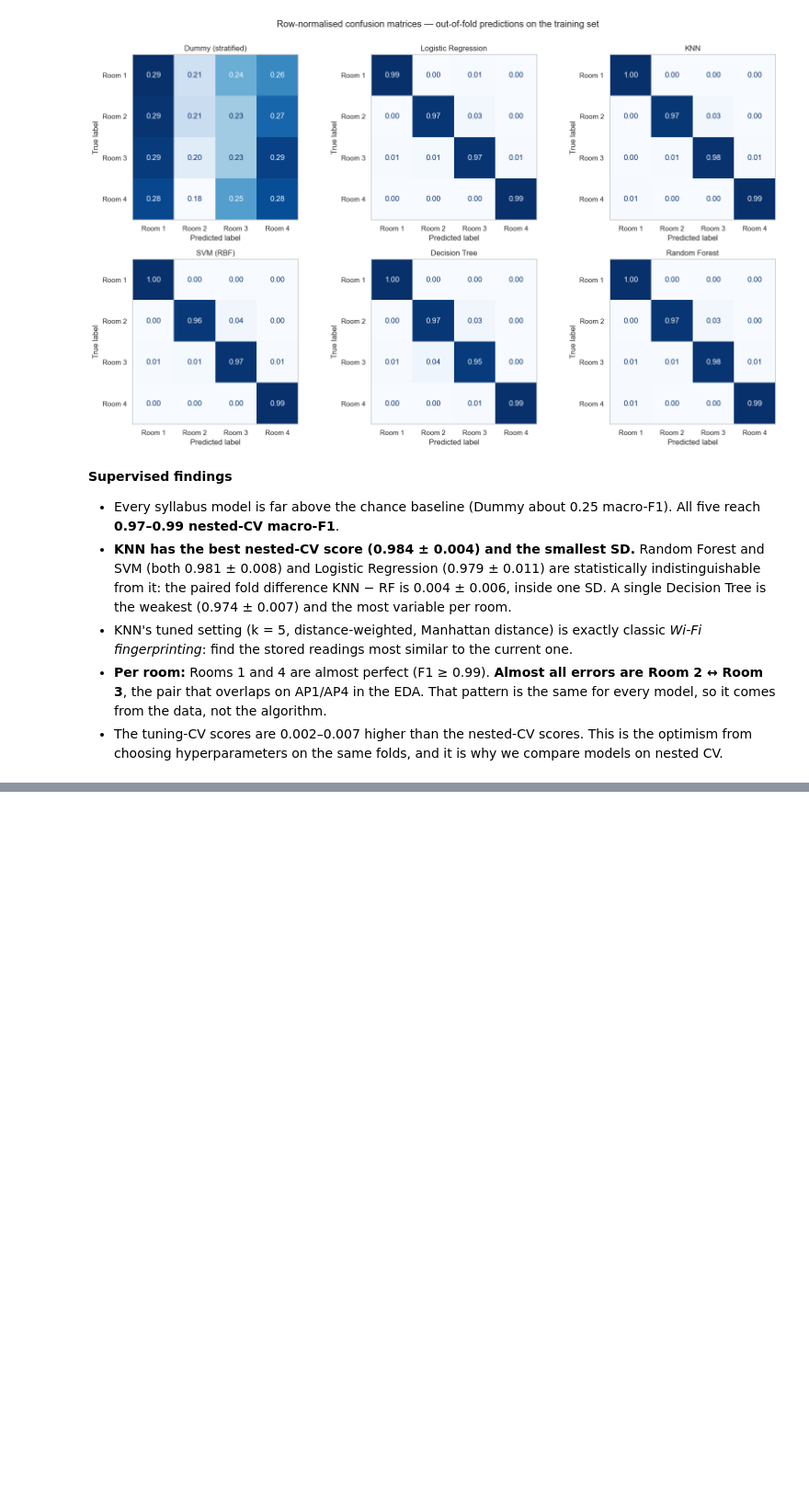
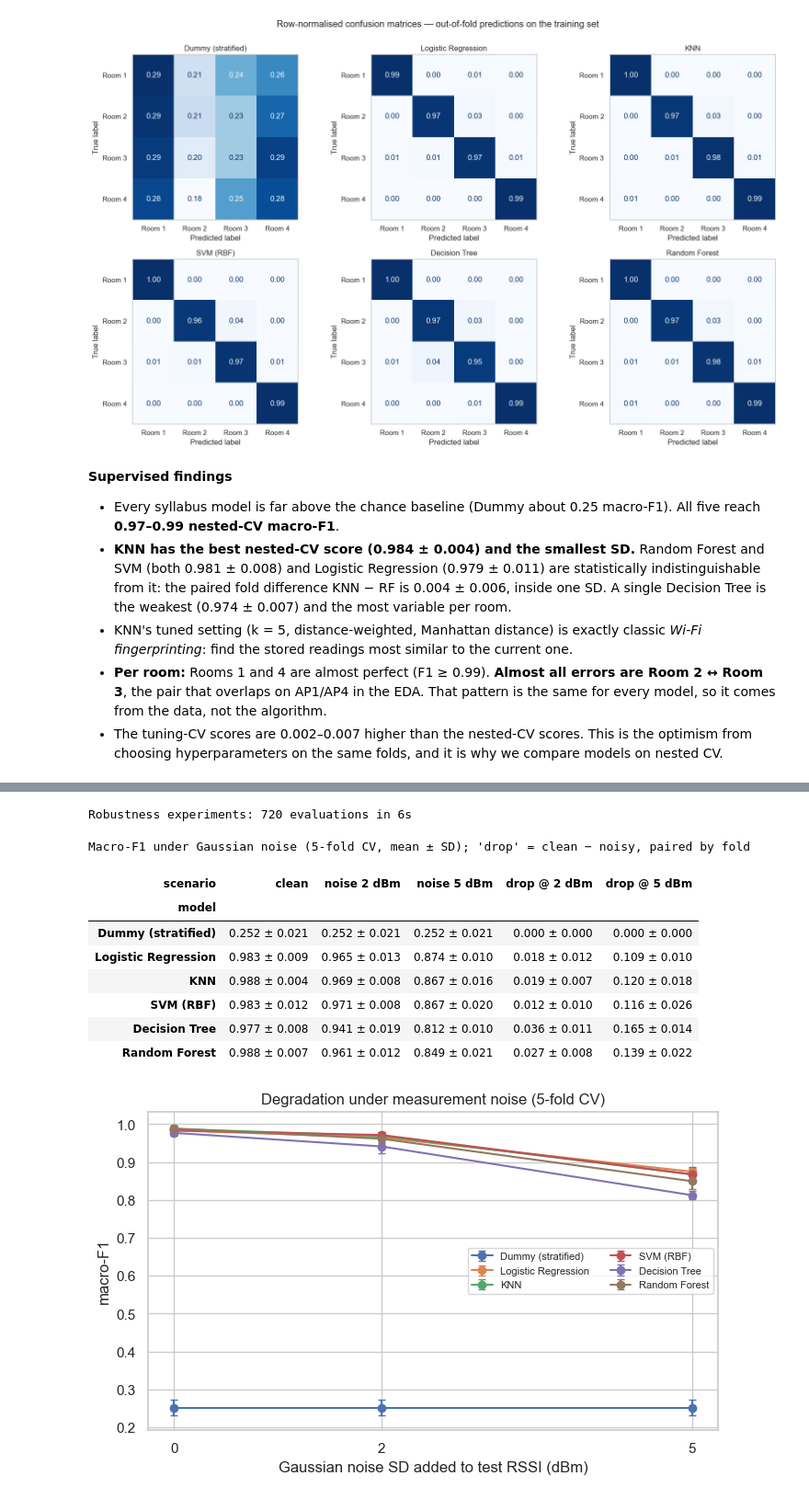
Before and after one commit to techshowdown123-creator/wifi-indoor-localisation, a Jupyter notebook: P6_WiFi_Localisation.ipynb, the cells around one changed output, grey strips where cells are left out. Shown at 92% size. Saved outputs shown, nothing was run; the diff lists cells and outputs as text; code cells hidden in the pictures; blank space fills up the shorter version.

Commit message:
Robustness: Gaussian noise 2/5 dBm and single access-point failure (CV)

```diff
--- a/P6_WiFi_Localisation.ipynb
+++ b/P6_WiFi_Localisation.ipynb
@@ -530,0 +542,64 @@ plt.tight_layout(); savefig("cv_confusion_matrices"); plt.show()
+# %%
+NOISE_SD  = [2, 5]
+FLOOR_DBM = -100.0
+
+def f1m(est, Xe, ye):
+    return f1_score(ye, est.predict(Xe), average="macro")
+
+rob = []
+t0 = time.time()
+for name, gs in tuned.items():
+    for fold, (tr, va) in enumerate(CV.split(X_train, y_train)):
+        Xtr, ytr = X_train.iloc[tr], y_train.iloc[tr]
+        Xva, yva = X_train.iloc[va].astype(float), y_train.iloc[va]
+        est = clone(gs.best_estimator_).fit(Xtr, ytr)
+        rng = np.random.default_rng(RANDOM_STATE + fold)
+        rob.append(dict(model=name, fold=fold, scenario="clean", ap=None, f1=f1m(est, Xva, yva)))
+        for sd in NOISE_SD:
+            rob.append(dict(model=name, fold=fold, scenario=f"noise {sd} dBm", ap=None,
+                            f1=f1m(est, Xva + rng.normal(0, sd, Xva.shape), yva)))
+        for ap in AP_COLS:
+            rob.append(dict(model=name, fold=fold, scenario="missing (imputed)", ap=ap,
+                            f1=f1m(est, Xva.assign(**{ap: np.nan}), yva)))
+            rob.append(dict(model=name, fold=fold, scenario="-100 dBm", ap=ap,
+                            f1=f1m(est, Xva.assign(**{ap: FLOOR_DBM}), yva)))
+            keep = [c for c in AP_COLS if c != ap]
+            est_wo = clone(gs.best_estimator_).fit(Xtr[keep], ytr)
+            rob.append(dict(model=name, fold=fold, scenario="retrained without", ap=ap, f1=f1m(est_wo, Xva[keep], yva)))
+rob = pd.DataFrame(rob)
+rob.to_csv(RES_DIR / "robustness_cv_raw.csv", index=False)
+print(f"Robustness experiments: {len(rob)} evaluations in {time.time() - t0:.0f}s")
+# %% [output]
+Robustness experiments: 720 evaluations in 6s
+# %%
+model_order = list(tuned)
+# --- (a) Gaussian noise ---------------------------------------------------------
+noise = rob[rob.scenario.isin(["clean", "noise 2 dBm", "noise 5 dBm"])]
+noise_tab = noise.pivot_table(index="model", columns="scenario", values="f1", aggfunc=pm).loc[model_order,
+                              ["clean", "noise 2 dBm", "noise 5 dBm"]]
+clean_by_fold = rob[rob.scenario == "clean"].set_index(["model", "fold"])["f1"]
+for sc in ["noise 2 dBm", "noise 5 dBm"]:
+    d = clean_by_fold - rob[rob.scenario == sc].set_index(["model", "fold"])["f1"]
+    noise_tab[f"drop @ {sc.split()[1]} dBm"] = d.groupby("model").agg(pm).loc[model_order]
+print("Macro-F1 under Gaussian noise (5-fold CV, mean ± SD); 'drop' = clean − noisy, paired by fold")
+display(noise_tab)
+
+lvl = noise.assign(sigma=noise.scenario.map({"clean": 0, "noise 2 dBm": 2, "noise 5 dBm": 5}))
+plt.figure(figsize=(8, 4.5))
+for m in model_order:
+    s = lvl[lvl.model == m].groupby("sigma")["f1"]
+    plt.errorbar(s.mean().index, s.mean(), yerr=s.std(), marker="o", capsize=3, label=m)
+plt.xticks([0, 2, 5]); plt.xlabel("Gaussian noise SD added to test RSSI (dBm)"); plt.ylabel("macro-F1")
+plt.title("Degradation under measurement noise (5-fold CV)"); plt.legend(fontsize=8, ncol=2)
+savefig("robust_noise"); plt.show()
+# %% [output]
+Macro-F1 under Gaussian noise (5-fold CV, mean ± SD); 'drop' = clean − noisy, paired by fold
+| scenario | clean | noise 2 dBm | noise 5 dBm | drop @ 2 dBm | drop @ 5 dBm |
+| model |  |  |  |  |  |
+| Dummy (stratified) | 0.252 ± 0.021 | 0.252 ± 0.021 | 0.252 ± 0.021 | 0.000 ± 0.000 | 0.000 ± 0.000 |
+| Logistic Regression | 0.983 ± 0.009 | 0.965 ± 0.013 | 0.874 ± 0.010 | 0.018 ± 0.012 | 0.109 ± 0.010 |
+| KNN | 0.988 ± 0.004 | 0.969 ± 0.008 | 0.867 ± 0.016 | 0.019 ± 0.007 | 0.120 ± 0.018 |
+| SVM (RBF) | 0.983 ± 0.012 | 0.971 ± 0.008 | 0.867 ± 0.020 | 0.012 ± 0.010 | 0.116 ± 0.026 |
+| Decision Tree | 0.977 ± 0.008 | 0.941 ± 0.019 | 0.812 ± 0.010 | 0.036 ± 0.011 | 0.165 ± 0.014 |
+| Random Forest | 0.988 ± 0.007 | 0.961 ± 0.012 | 0.849 ± 0.021 | 0.027 ± 0.008 | 0.139 ± 0.022 |
+[figure, added]
```
Also changed, not shown: parts of 5 cells of this notebook, 5 other files.
